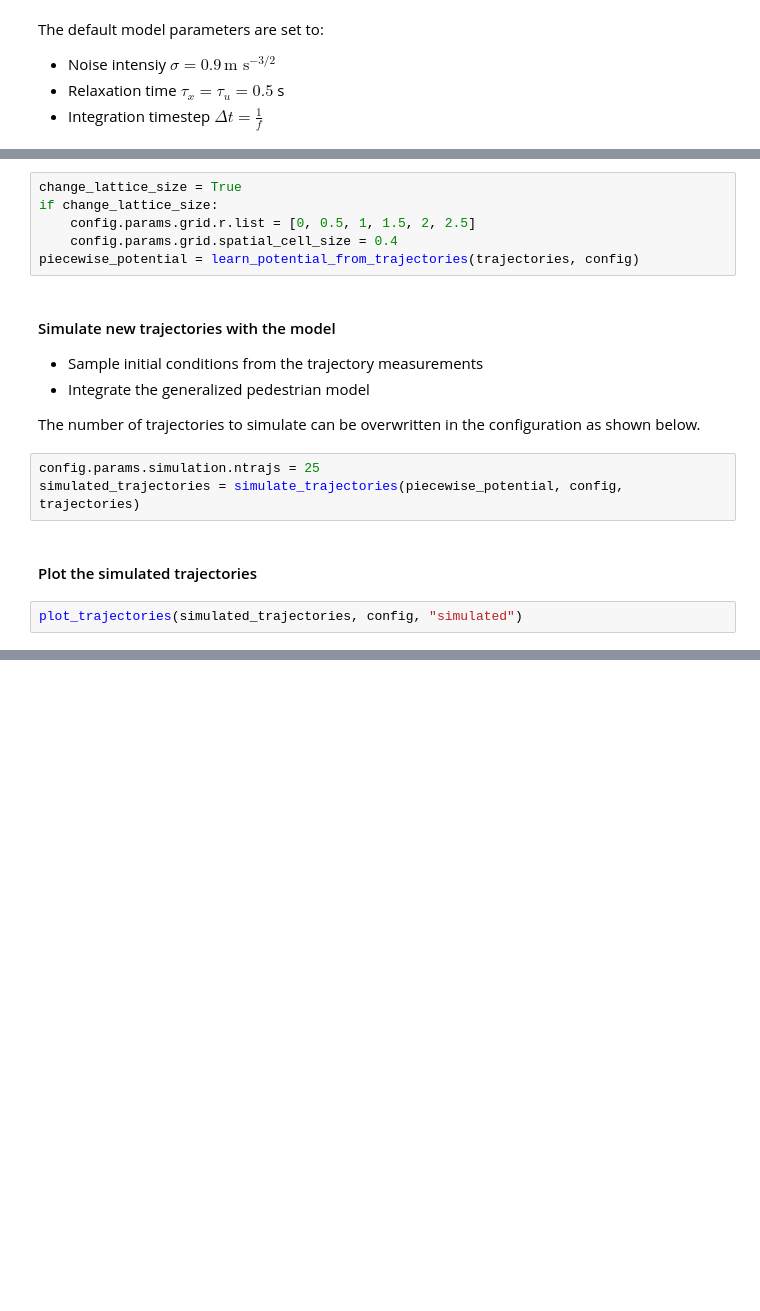
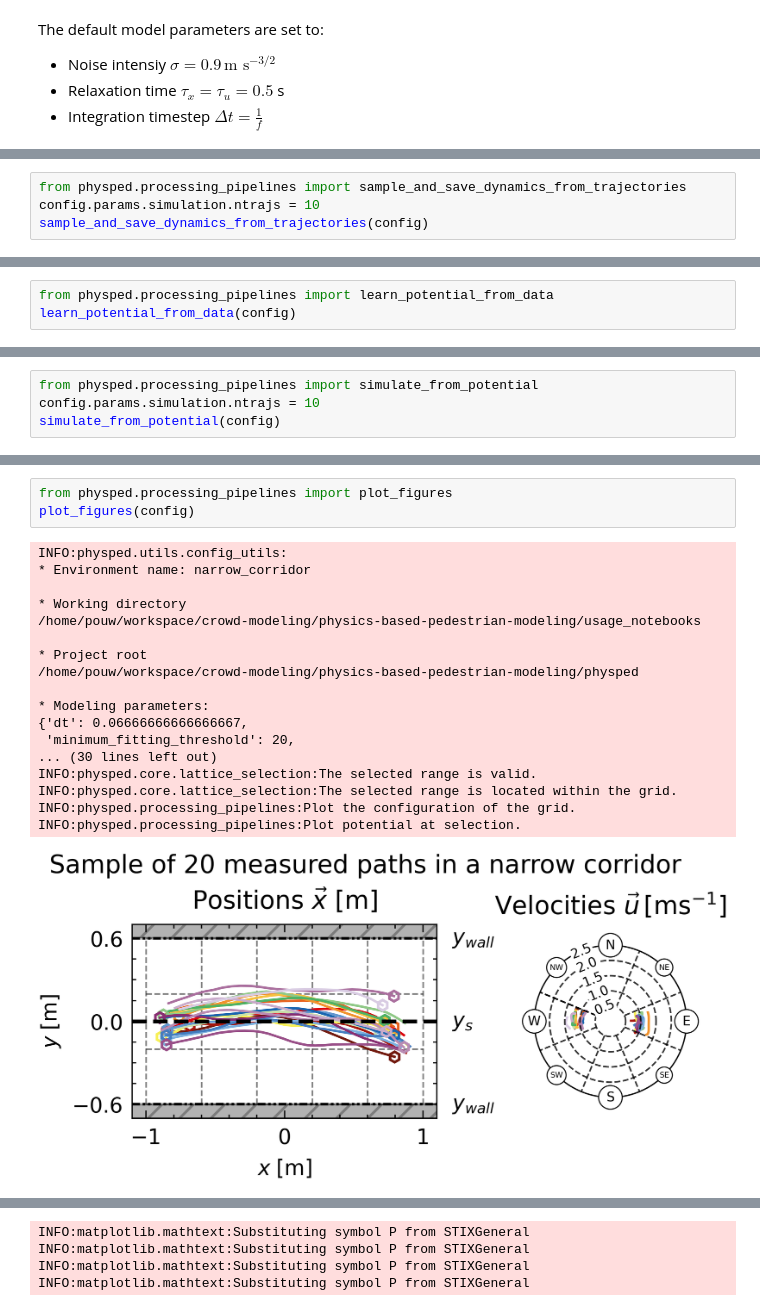
Before and after one commit to c-pouw/physics-based-pedestrian-modeling, a Jupyter notebook: usage_notebooks/physped_quick_start.ipynb, the cells around one changed output, grey strips where cells are left out. Cells and saved outputs as stored; diff of their text form; blank space fills up the shorter version.

Commit message:
Update quickstart notebook

```diff
--- a/usage_notebooks/physped_quick_start.ipynb
+++ b/usage_notebooks/physped_quick_start.ipynb
@@ -127,0 +163,4 @@ trajectories = compute_slow_dynamics(trajectories, config = config)
+# %%
+from physped.processing_pipelines import sample_and_save_dynamics_from_trajectories
+config.params.simulation.ntrajs = 10
+sample_and_save_dynamics_from_trajectories(config)
@@ -127,0 +188,3 @@ trajectories = compute_slow_dynamics(trajectories, config = config)
+# %%
+from physped.processing_pipelines import learn_potential_from_data
+learn_potential_from_data(config)
@@ -127,0 +216,4 @@ trajectories = compute_slow_dynamics(trajectories, config = config)
+# %%
+from physped.processing_pipelines import simulate_from_potential
+config.params.simulation.ntrajs = 10
+simulate_from_potential(config)
@@ -136,19 +240,22 @@ plot_trajectories(trajectories, config, "recorded")
-# %%
-change_lattice_size = True
-if change_lattice_size:
-    config.params.grid.r.list = [0, 0.5, 1, 1.5, 2, 2.5]
-    config.params.grid.spatial_cell_size = 0.4
-piecewise_potential = learn_potential_from_trajectories(trajectories, config)
-# %% [markdown]
-#### Simulate new trajectories with the model
-- Sample initial conditions from the trajectory measurements
-- Integrate the generalized pedestrian model
-
-The number of trajectories to simulate can be overwritten in the configuration as shown below.
-# %%
-config.params.simulation.ntrajs = 25
-simulated_trajectories = simulate_trajectories(piecewise_potential, config, trajectories)
-# %% [markdown]
-#### Plot the simulated trajectories
-# %%
-plot_trajectories(simulated_trajectories, config, "simulated")
+# %%
+from physped.processing_pipelines import plot_figures
+plot_figures(config)
+# %% [output]
+INFO:physped.utils.config_utils:
+* Environment name: narrow_corridor
+
+* Working directory
+/home/pouw/workspace/crowd-modeling/physics-based-pedestrian-modeling/usage_notebooks
+
+* Project root
+/home/pouw/workspace/crowd-modeling/physics-based-pedestrian-modeling/physped
+
+* Modeling parameters:
+{'dt': 0.06666666666666667,
+ 'minimum_fitting_threshold': 20,
+... (30 lines left out)
+INFO:physped.core.lattice_selection:The selected range is valid.
+INFO:physped.core.lattice_selection:The selected range is located within the grid.
+INFO:physped.processing_pipelines:Plot the configuration of the grid.
+INFO:physped.processing_pipelines:Plot potential at selection.
+[figure, added]
@@ -154,0 +265,4 @@ plot_trajectories(simulated_trajectories, config, "simulated")
+INFO:matplotlib.mathtext:Substituting symbol P from STIXGeneral
+INFO:matplotlib.mathtext:Substituting symbol P from STIXGeneral
+INFO:matplotlib.mathtext:Substituting symbol P from STIXGeneral
+INFO:matplotlib.mathtext:Substituting symbol P from STIXGeneral
```
Also changed, not shown: parts of 28 cells of this notebook, 3 other files.
